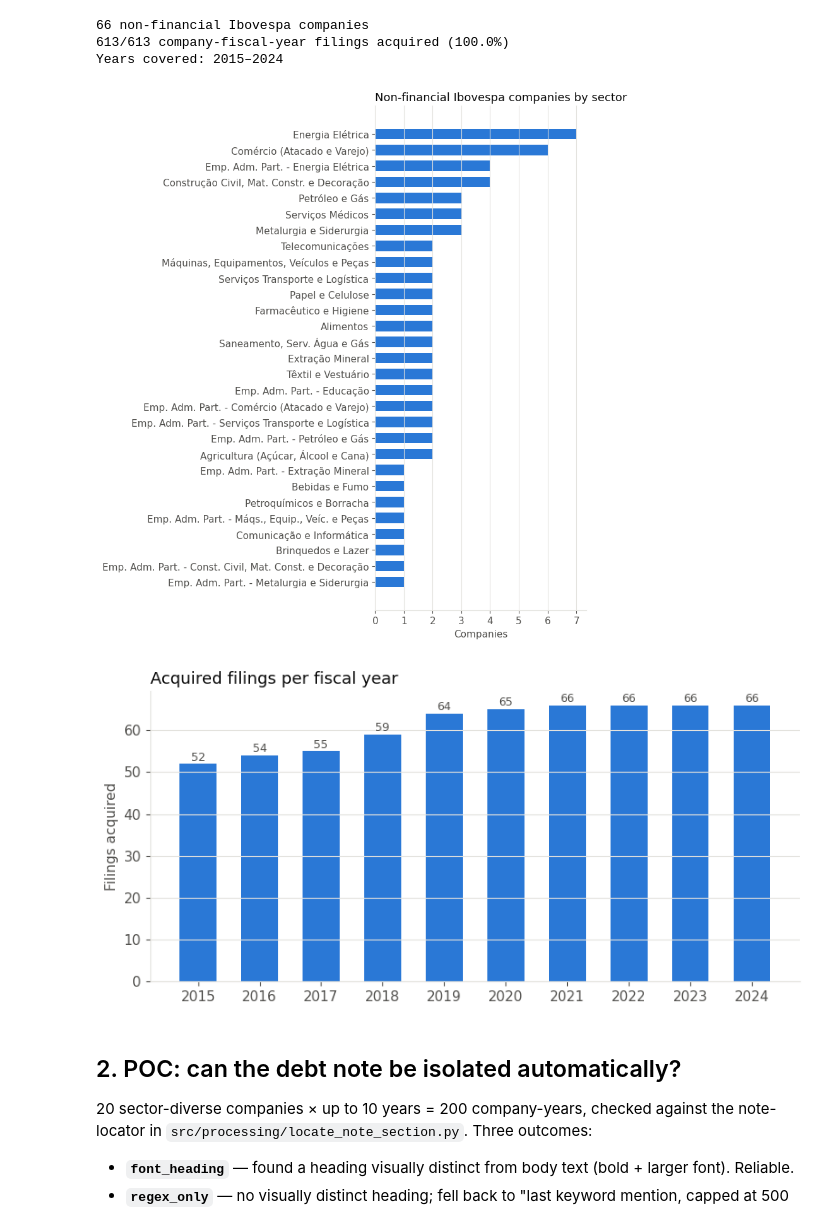
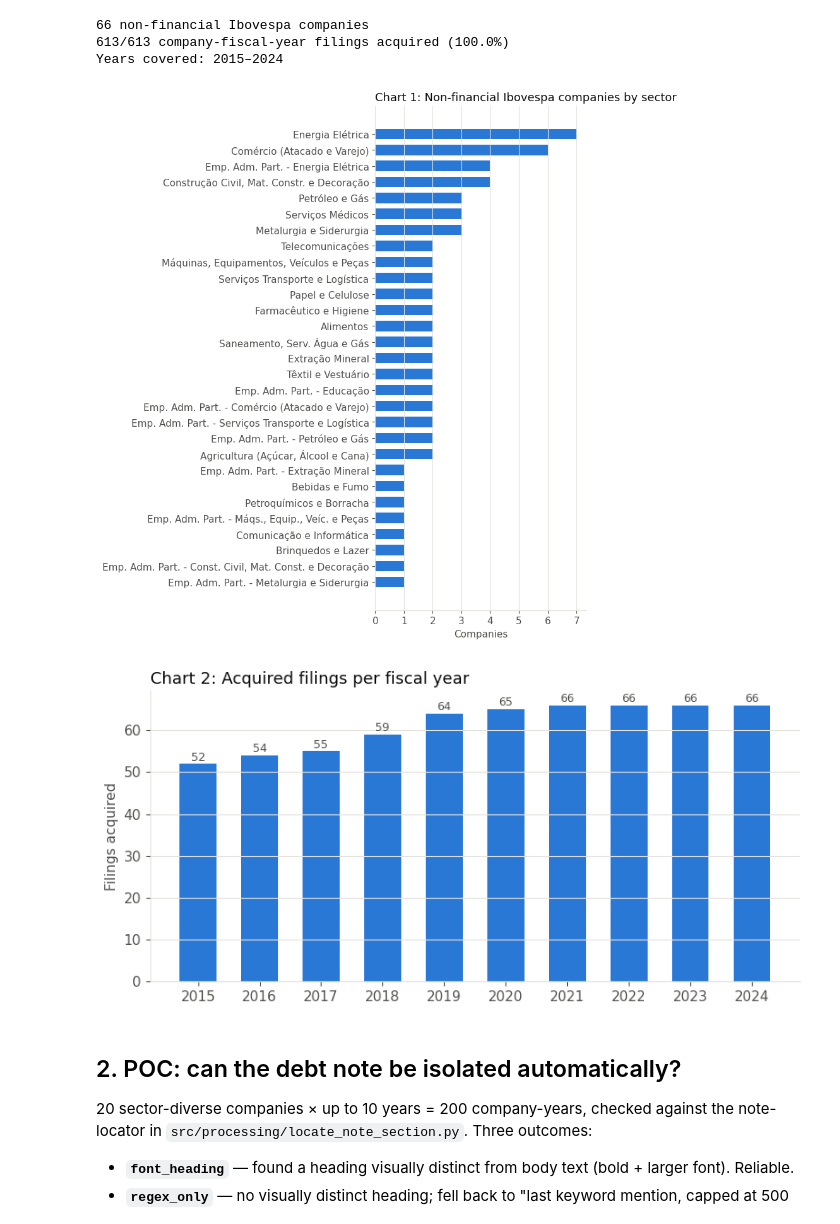
Before and after one commit to Lukijon/Thesis, a Jupyter notebook: notebooks/poc_overview.ipynb, the cells around one changed output. Saved outputs shown, nothing was run; the diff lists cells and outputs as text; code cells hidden in the pictures.

```diff
--- a/notebooks/poc_overview.ipynb
+++ b/notebooks/poc_overview.ipynb
@@ -67,22 +67,22 @@ Years covered: 2015–2024
 # %%
 # Companies by sector -- one hue (categorical identity isn't the point here,
 # magnitude is), horizontal so the Portuguese sector names stay readable.
 sector_counts = (
     universe.drop_duplicates("CD_CVM")["SETOR_ATIV"]
     .value_counts()
     .sort_values(ascending=True)
 )
 
 fig, ax = plt.subplots(figsize=(8, 9))
 ax.barh(sector_counts.index, sector_counts.values, color=BLUE, height=0.65)
 ax.set_xlabel("Companies")
-ax.set_title("Non-financial Ibovespa companies by sector", loc="left", fontsize=13, color=TEXT_PRIMARY)
+ax.set_title("Chart 1: Non-financial Ibovespa companies by sector", loc="left", fontsize=13, color=TEXT_PRIMARY)
 ax.xaxis.set_major_locator(mticker.MaxNLocator(integer=True))
 ax.grid(axis="y", visible=False)
 fig.tight_layout()
 plt.show()
 # %% [output]
-[figure, old version]
+[figure, new version]
 # %%
 # Filings acquired per fiscal year -- magnitude over an ordered axis, single hue.
 by_year = log[log["n_attachments_matched"] > 0].groupby("ANO").size()
@@ -90,14 +90,14 @@ by_year = log[log["n_attachments_matched"] > 0].groupby("ANO").size()
 fig, ax = plt.subplots(figsize=(8, 4))
 ax.bar(by_year.index.astype(str), by_year.values, color=BLUE, width=0.6)
 ax.set_ylabel("Filings acquired")
-ax.set_title("Acquired filings per fiscal year", loc="left", fontsize=13, color=TEXT_PRIMARY)
+ax.set_title("Chart 2: Acquired filings per fiscal year", loc="left", fontsize=13, color=TEXT_PRIMARY)
 ax.grid(axis="x", visible=False)
 for x, y in zip(by_year.index.astype(str), by_year.values):
     ax.text(x, y + 0.8, str(y), ha="center", fontsize=9, color=TEXT_SECONDARY)
 fig.tight_layout()
 plt.show()
 # %% [output]
-[figure, old version]
+[figure, new version]
 # %% [markdown]
 ## 2. POC: can the debt note be isolated automatically?
 
```
Also changed, not shown: parts of 5 cells of this notebook, 5 other files.
